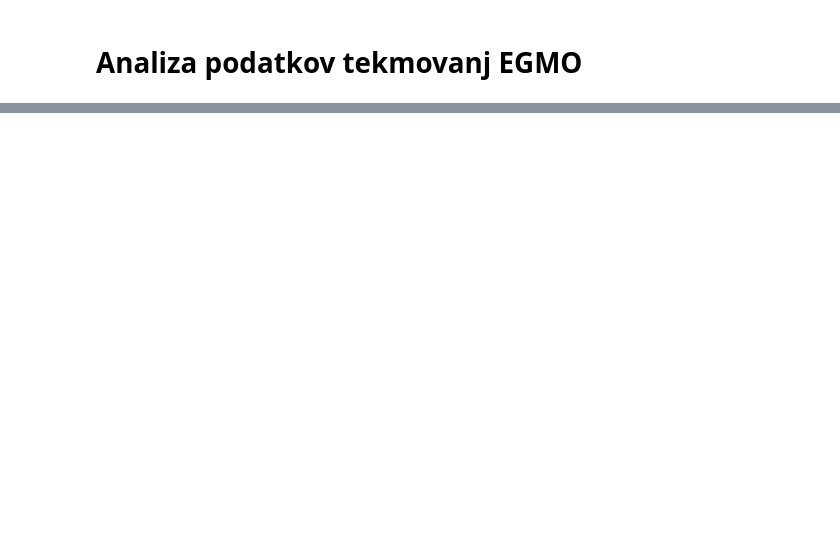
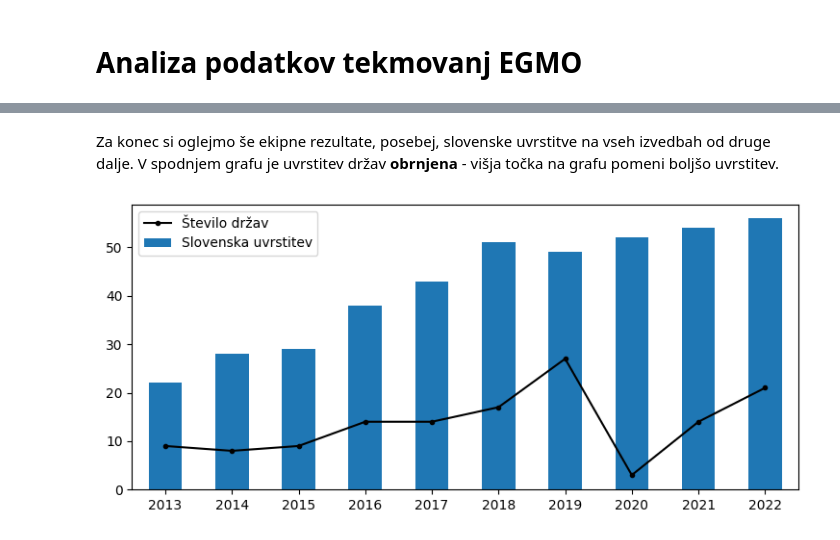
Before and after one commit to L3435/EGMO-Cutoffs-Predictor, a Jupyter notebook: Analiza.ipynb, the cells around one changed output, grey strips where cells are left out. Cells and saved outputs as stored; diff of their text form; code cells hidden in the pictures; blank space fills up the shorter version.

```diff
--- a/Analiza.ipynb
+++ b/Analiza.ipynb
@@ -48,0 +46,29 @@ Predictor al neki idk
+# %% [markdown]
+Za konec si oglejmo še ekipne rezultate, posebej, slovenske uvrstitve na vseh izvedbah od druge dalje. V spodnjem grafu je uvrstitev držav **obrnjena** - višja točka na grafu pomeni boljšo uvrstitev.
+# %%
+import matplotlib.pyplot as plt
+plt.rcParams["figure.figsize"] = [7.50, 3.50]
+plt.rcParams["figure.autolayout"] = True
+number_of_countries = []
+placement = []
+for i in range(2, 12):
+    current_egmo = pd.read_csv(f"podatki/csv/egmo{i}.csv")
+    current_egmo['code'] = current_egmo['code'].str[:3]
+    by_countries = current_egmo.groupby(['code']).sum()
+    by_countries['total'] = by_countries.iloc[:,1:7].sum(axis=1)
+    by_countries = by_countries.sort_values(['total'], ascending=False)
+    number_of_countries.append(len(by_countries))
+    try:
+        placement.append(len(by_countries) - by_countries.index.get_loc("SVN"))
+    except KeyError:
+        placement.append(None)
+countries = pd.DataFrame(number_of_countries)
+slovenia = pd.DataFrame(placement)
+fig, ax = plt.subplots()
+countries.plot(kind="bar", ax=ax, label='Število držav')
+slovenia.plot(kind="line", color="black", ax=ax, style='.-', label='Slovenska uvrstitev')
+ax.legend(["Število držav", "Slovenska uvrstitev"])
+ax.set_xticklabels(range(2013, 2013 + len(countries)))
+plt.show()
+# %% [output]
+[figure, added]
```
Also changed, not shown: parts of 17 cells of this notebook, 23 other files.
